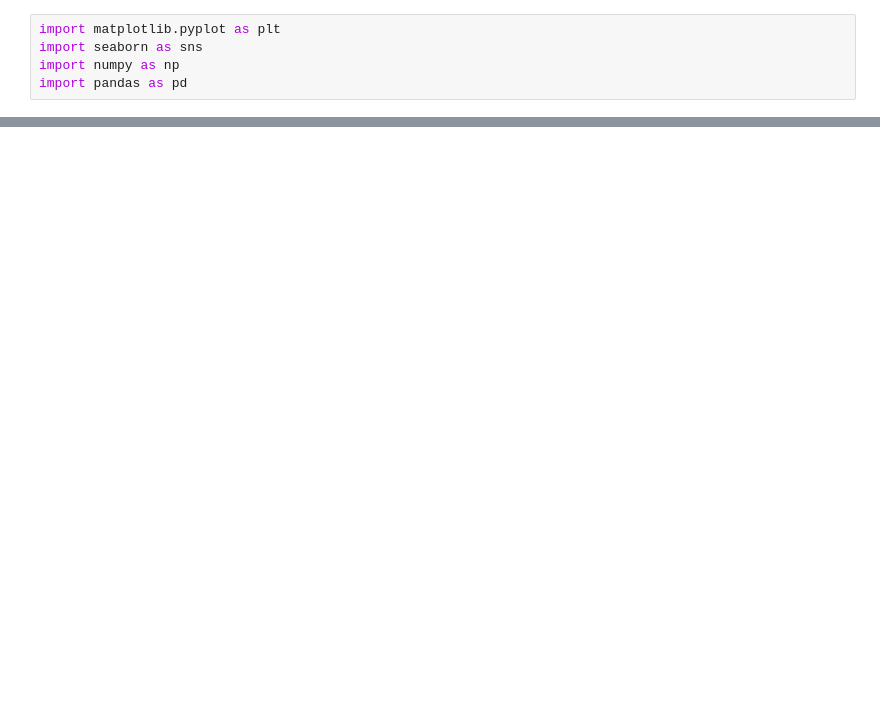
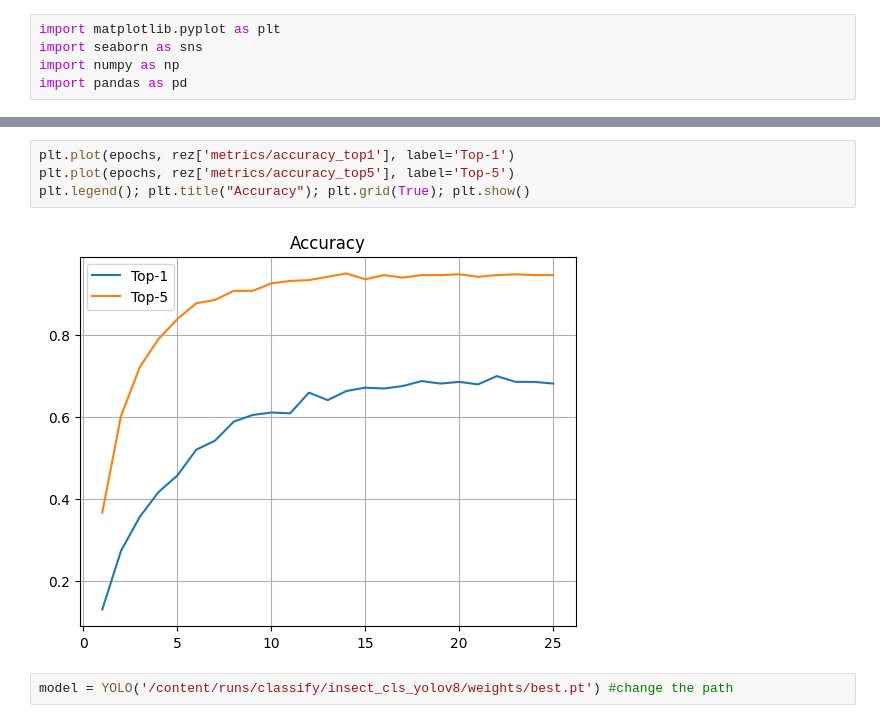
Before and after one commit to Fazlibeqir/Timski-Proekt, a Jupyter notebook: YOLO8.ipynb, the cells around one changed output, grey strips where cells are left out. Saved outputs shown, nothing was run; the diff lists cells and outputs as text; blank space fills up the shorter version.

```diff
--- a/YOLO8.ipynb
+++ b/YOLO8.ipynb
@@ -312,0 +409,8 @@ cm = confusion_matrix(true_labels, predicted_labels)
+# %%
+plt.plot(epochs, rez['metrics/accuracy_top1'], label='Top-1')
+plt.plot(epochs, rez['metrics/accuracy_top5'], label='Top-5')
+plt.legend(); plt.title("Accuracy"); plt.grid(True); plt.show()
+# %% [output]
+[figure, added]
+# %%
+model = YOLO('/content/runs/classify/insect_cls_yolov8/weights/best.pt') #change the path
```
Also changed, not shown: parts of 55 cells of this notebook.
